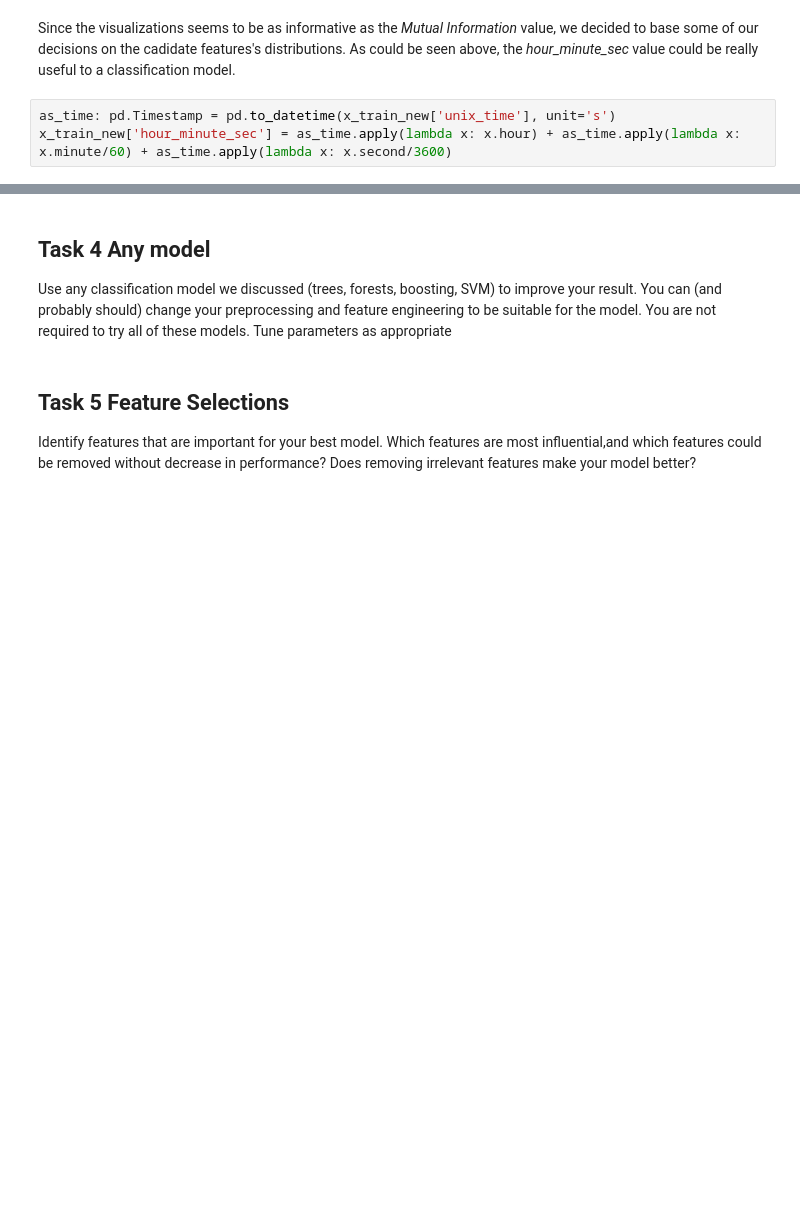
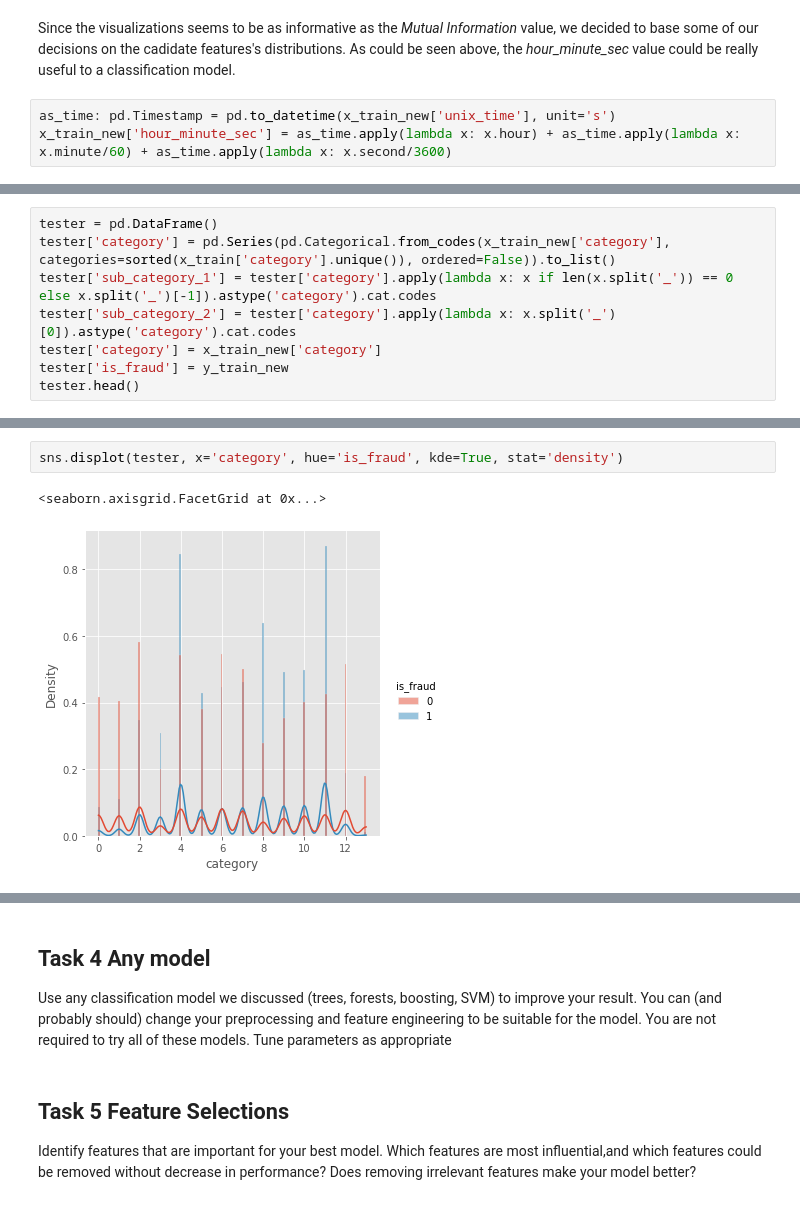
Before and after one commit to Matt88Ac/AdvancedML_Assignment2, a Jupyter notebook: Advanced Machine Learning - HW #2.ipynb, the cells around one changed output, grey strips where cells are left out. Saved outputs shown, nothing was run; the diff lists cells and outputs as text; blank space fills up the shorter version.

```diff
--- a/Advanced Machine Learning - HW #2.ipynb
+++ b/Advanced Machine Learning - HW #2.ipynb
@@ -739,0 +854,8 @@ x_train_new['hour_minute_sec'] = as_time.apply(lambda x: x.hour) + as_time.apply
+# %%
+tester = pd.DataFrame()
+tester['category'] = pd.Series(pd.Categorical.from_codes(x_train_new['category'], categories=sorted(x_train['category'].unique()), ordered=False)).to_list()
+tester['sub_category_1'] = tester['category'].apply(lambda x: x if len(x.split('_')) == 0 else x.split('_')[-1]).astype('category').cat.codes
+tester['sub_category_2'] = tester['category'].apply(lambda x: x.split('_')[0]).astype('category').cat.codes
+tester['category'] = x_train_new['category']
+tester['is_fraud'] = y_train_new
+tester.head()
@@ -739,0 +869,5 @@ x_train_new['hour_minute_sec'] = as_time.apply(lambda x: x.hour) + as_time.apply
+# %%
+sns.displot(tester, x='category', hue='is_fraud', kde=True, stat='density')
+# %% [output]
+<seaborn.axisgrid.FacetGrid at 0x...>
+[figure, added]
```
Also changed, not shown: parts of 30 cells of this notebook.
